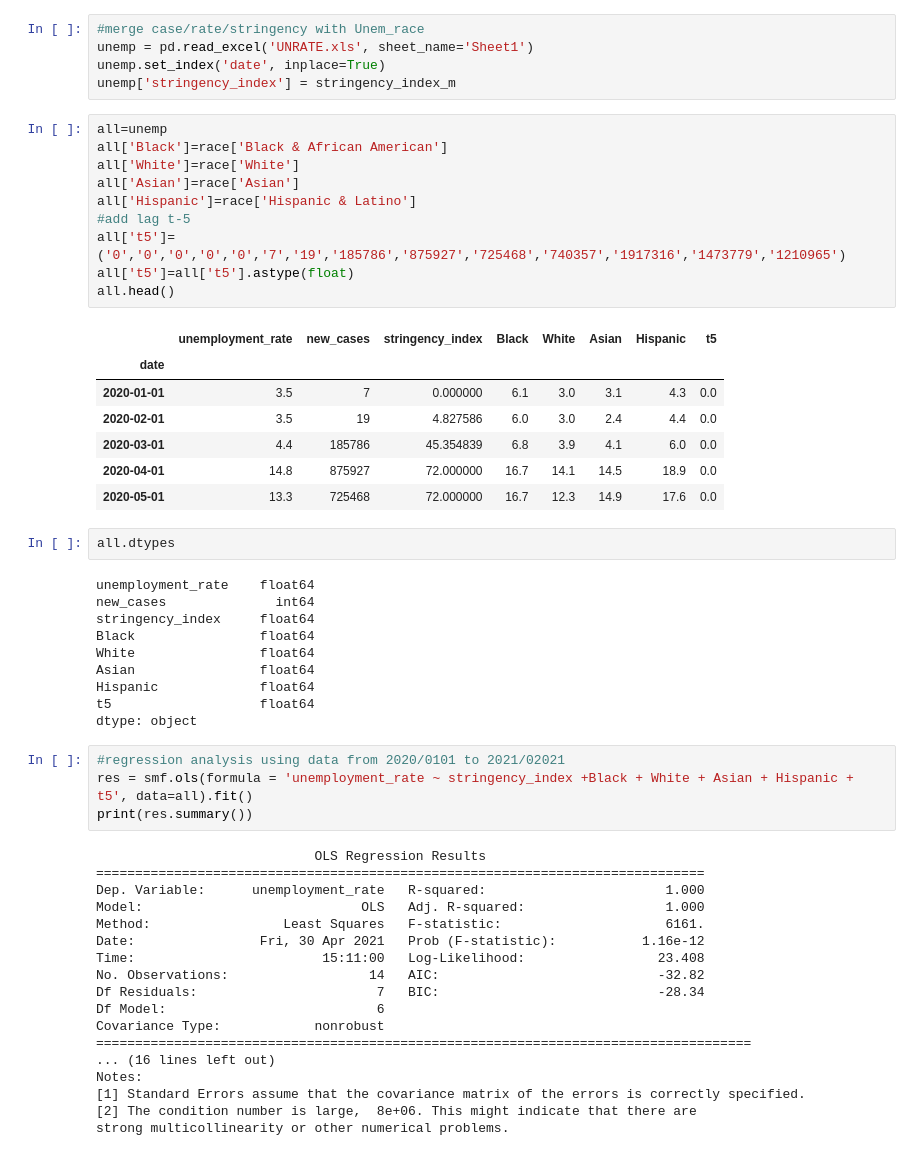
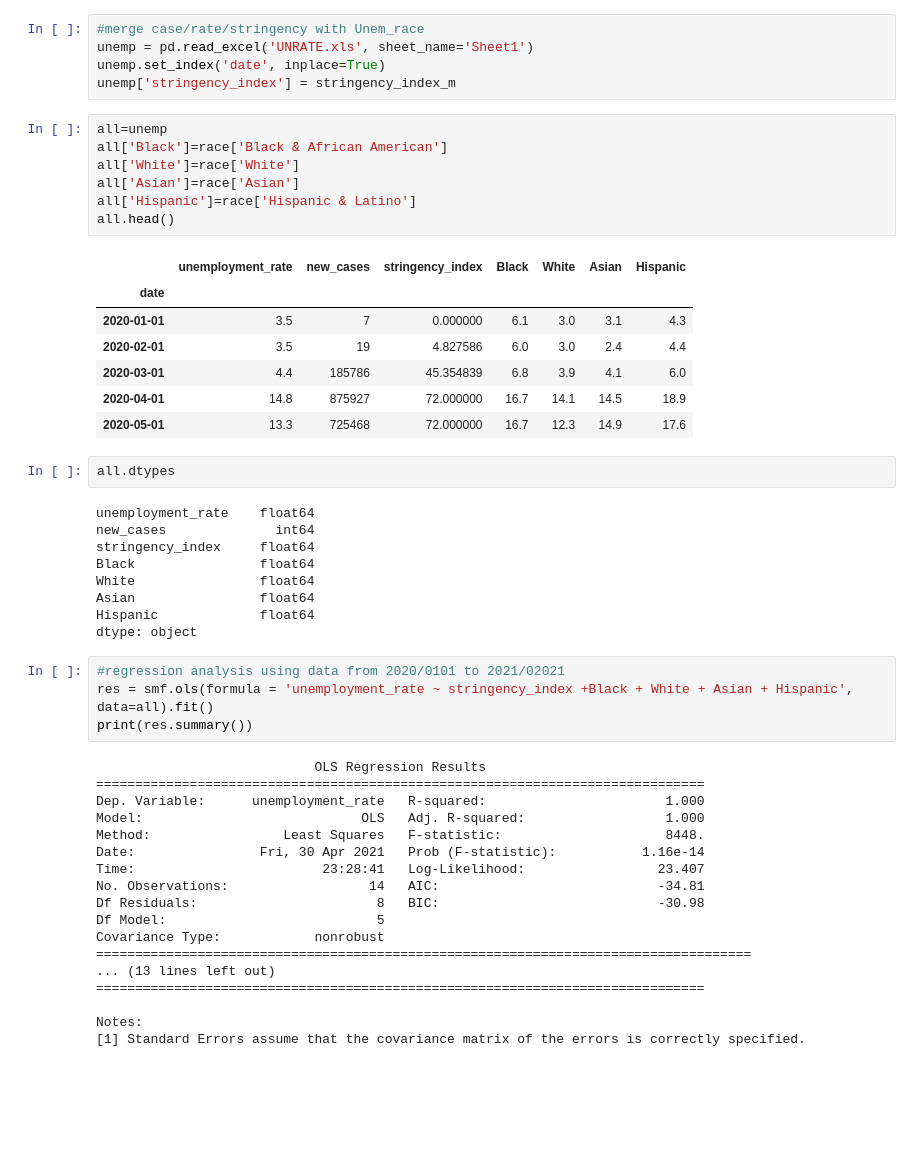
Before and after one commit to YanxuGuo/570, a Jupyter notebook: Group Project.ipynb, the cells around one changed output. Drawn from its saved outputs; the diff is of its cells as text; blank space fills up the shorter version.

```diff
--- a/Group Project.ipynb
+++ b/Group Project.ipynb
@@ -417,21 +455,18 @@ unemp['stringency_index'] = stringency_index_m
 # %%
 all=unemp
 all['Black']=race['Black & African American']
 all['White']=race['White']
 all['Asian']=race['Asian']
 all['Hispanic']=race['Hispanic & Latino']
-#add lag t-5
-all['t5']=('0','0','0','0','0','7','19','185786','875927','725468','740357','1917316','1473779','1210965')
-all['t5']=all['t5'].astype(float)
 all.head()
 # %% [output]
-|  | unemployment_rate | new_cases | stringency_index | Black | White | Asian | Hispanic | t5 |
-| date |  |  |  |  |  |  |  |  |
-| 2020-01-01 | 3.5 | 7 | 0.000000 | 6.1 | 3.0 | 3.1 | 4.3 | 0.0 |
-| 2020-02-01 | 3.5 | 19 | 4.827586 | 6.0 | 3.0 | 2.4 | 4.4 | 0.0 |
-| 2020-03-01 | 4.4 | 185786 | 45.354839 | 6.8 | 3.9 | 4.1 | 6.0 | 0.0 |
-| 2020-04-01 | 14.8 | 875927 | 72.000000 | 16.7 | 14.1 | 14.5 | 18.9 | 0.0 |
-| 2020-05-01 | 13.3 | 725468 | 72.000000 | 16.7 | 12.3 | 14.9 | 17.6 | 0.0 |
+|  | unemployment_rate | new_cases | stringency_index | Black | White | Asian | Hispanic |
+| date |  |  |  |  |  |  |  |
+| 2020-01-01 | 3.5 | 7 | 0.000000 | 6.1 | 3.0 | 3.1 | 4.3 |
+| 2020-02-01 | 3.5 | 19 | 4.827586 | 6.0 | 3.0 | 2.4 | 4.4 |
+| 2020-03-01 | 4.4 | 185786 | 45.354839 | 6.8 | 3.9 | 4.1 | 6.0 |
+| 2020-04-01 | 14.8 | 875927 | 72.000000 | 16.7 | 14.1 | 14.5 | 18.9 |
+| 2020-05-01 | 13.3 | 725468 | 72.000000 | 16.7 | 12.3 | 14.9 | 17.6 |
 # %%
 all.dtypes
 # %% [output]
@@ -442,30 +477,29 @@ Black                float64
 White                float64
 Asian                float64
 Hispanic             float64
-t5                   float64
 dtype: object
 # %%
 #regression analysis using data from 2020/0101 to 2021/02021
-res = smf.ols(formula = 'unemployment_rate ~ stringency_index +Black + White + Asian + Hispanic + t5', data=all).fit()
+res = smf.ols(formula = 'unemployment_rate ~ stringency_index +Black + White + Asian + Hispanic', data=all).fit()
 print(res.summary())
 # %% [output]
                             OLS Regression Results
 ==============================================================================
 Dep. Variable:      unemployment_rate   R-squared:                       1.000
 Model:                            OLS   Adj. R-squared:                  1.000
-Method:                 Least Squares   F-statistic:                     6161.
-Date:                Fri, 30 Apr 2021   Prob (F-statistic):           1.16e-12
-Time:                        15:11:00   Log-Likelihood:                 23.408
-No. Observations:                  14   AIC:                            -32.82
-Df Residuals:                       7   BIC:                            -28.34
-Df Model:                           6
+Method:                 Least Squares   F-statistic:                     8448.
+Date:                Fri, 30 Apr 2021   Prob (F-statistic):           1.16e-14
+Time:                        23:28:41   Log-Likelihood:                 23.407
+No. Observations:                  14   AIC:                            -34.81
+Df Residuals:                       8   BIC:                            -30.98
+Df Model:                           5
 Covariance Type:            nonrobust
 ====================================================================================
-... (16 lines left out)
+... (13 lines left out)
+==============================================================================
+
 Notes:
 [1] Standard Errors assume that the covariance matrix of the errors is correctly specified.
-[2] The condition number is large,  8e+06. This might indicate that there are
-strong multicollinearity or other numerical problems.
 # %%
 all1=all[6:14]
 all1.head()
```
Also changed, not shown: parts of 16 cells of this notebook.
